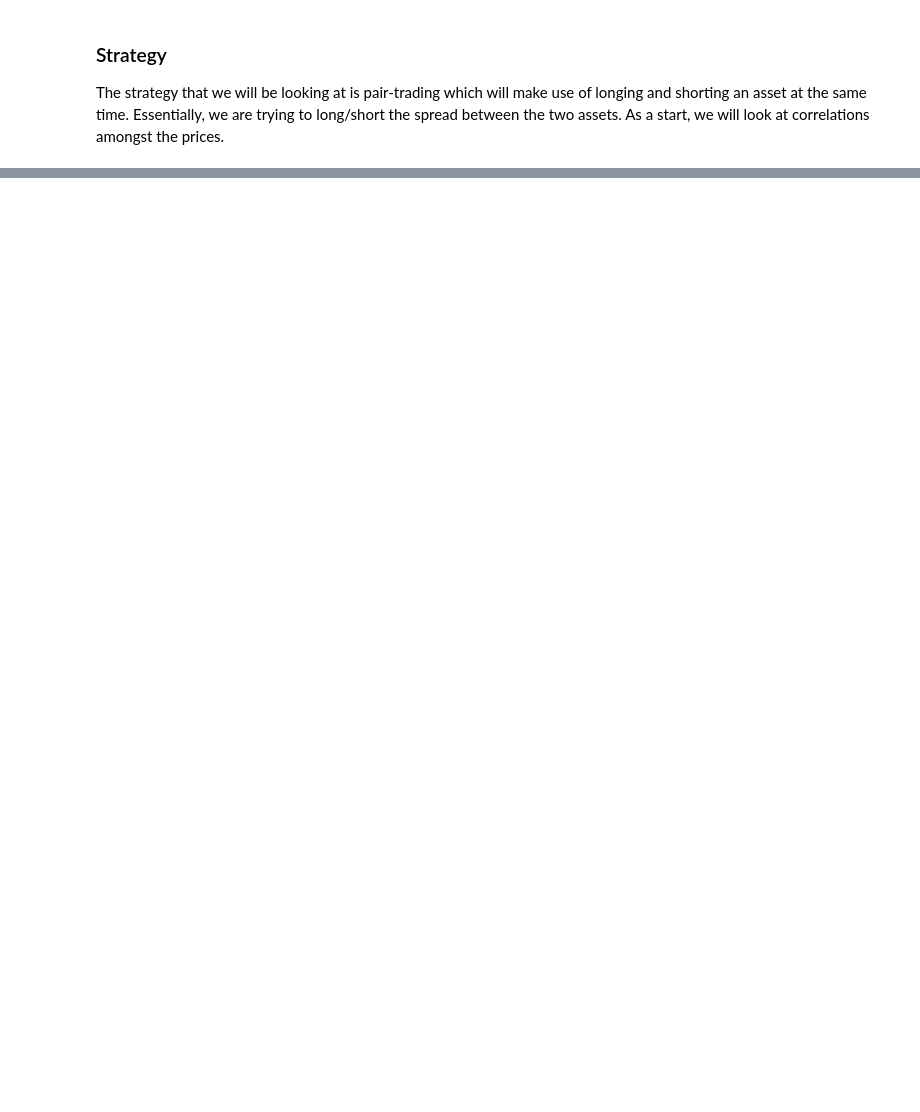
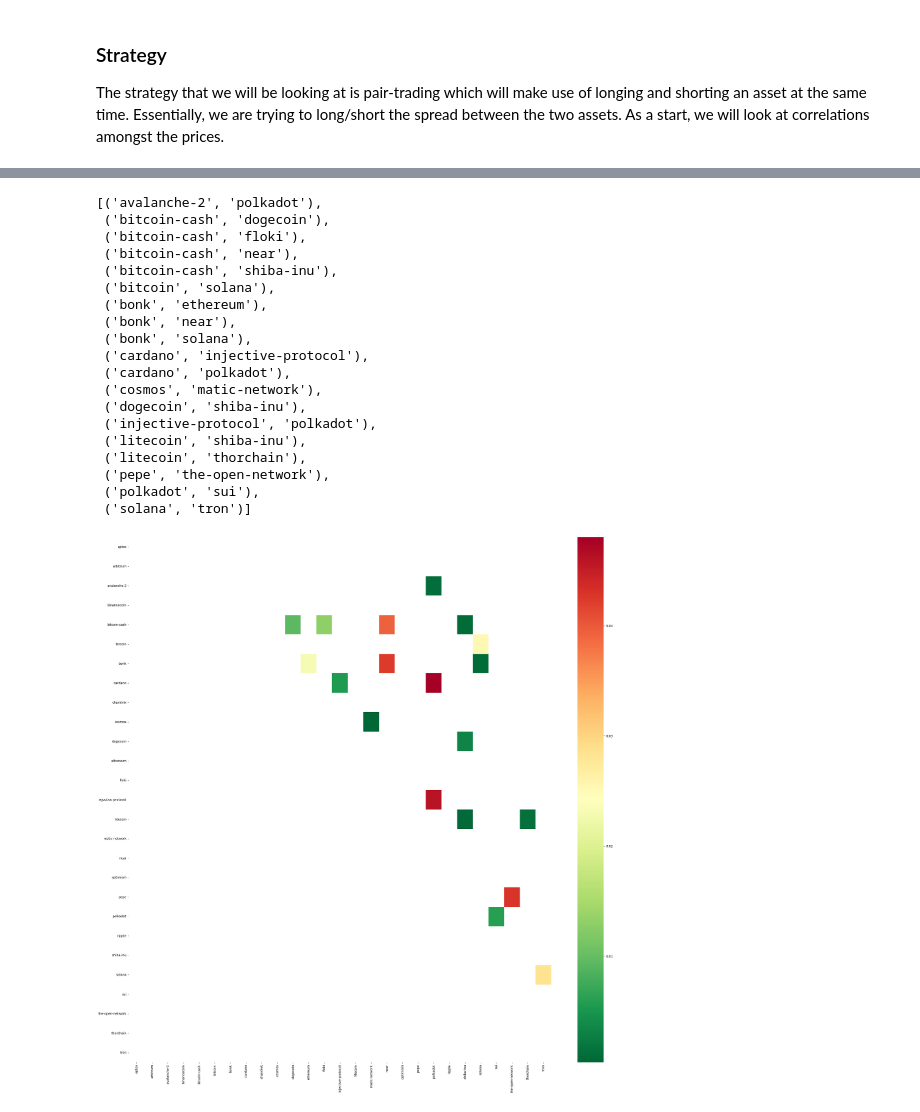
Before and after one commit to voskart/backtesting, a Jupyter notebook: mean_reversion.ipynb, the cells around one changed output, grey strips where cells are left out. Drawn from its saved outputs; the diff is of its cells as text; code cells hidden in the pictures; blank space fills up the shorter version.

Commit message:
added co-integration tests

```diff
--- a/mean_reversion.ipynb
+++ b/mean_reversion.ipynb
@@ -71,5 +71,13 @@ shape: (10, 2)
 The strategy that we will be looking at is pair-trading which will make use of longing and shorting an asset at the same time. Essentially, we are trying to long/short the spread between the two assets. As a start, we will look at correlations amongst the prices.
 # %%
 # pivot table
-df.pivot(index='timestamp', values='price', on='ticker', aggregate_function='first')
+df_prices_pivot = df.pivot(index='timestamp', values='price', on='ticker', aggregate_function='first')
+
+# remove coins & rows where there is no data
+df_prices_pivot = df_prices_pivot.drop(['celestia', 'notcoin', 'dogwifcoin'])
+
+# drop rows with null values
+df_prices_pivot = df_prices_pivot.drop_nulls()
+
+df_prices_pivot
 # %% [output]
@@ -76,0 +120,58 @@ ComputeError: found multiple elements in the same group, please specify an aggre
+# %%
+from statsmodels.tsa.stattools import coint
+from statsmodels.tsa.stattools import adfuller
+import statsmodels.api as sm
+import numpy as np
+import matplotlib.pyplot as plt
+import seaborn as sns
+
+# run pairwise cointegration test to identify pairs
+def cointegrated_pairs(df):
+    n = df.shape[1]
+    scores = np.zeros((n, n))
+    p_values = np.ones((n, n))
+    tickers = df.columns
+    pairs = []
+    for i in range(n):
+        for j in range(i+1, n):
+            S1 = df[tickers[i]]
+            S2 = df[tickers[j]]
+            result = coint(S1, S2)
+            score = result[0]
+            pvalue = result[1]
+            scores[i, j] = score
+            p_values[i, j] = pvalue
+            if pvalue < 0.05:
+                pairs.append((tickers[i], tickers[j]))
+    return(scores, p_values, pairs)
+
+
+scores, p_values, pairs = cointegrated_pairs(df_prices_pivot[:, 1:])
+
+fig, ax = plt.subplots(figsize=(30,30))
+sns.heatmap(p_values, xticklabels=df_prices_pivot.columns[1:], yticklabels=df_prices_pivot.columns[1:], cmap='RdYlGn_r'
+                , mask = (p_values >= 0.05)
+                )
+
+pairs
+# %% [output]
+[('avalanche-2', 'polkadot'),
+ ('bitcoin-cash', 'dogecoin'),
+ ('bitcoin-cash', 'floki'),
+ ('bitcoin-cash', 'near'),
+ ('bitcoin-cash', 'shiba-inu'),
+ ('bitcoin', 'solana'),
+ ('bonk', 'ethereum'),
+ ('bonk', 'near'),
+ ('bonk', 'solana'),
+ ('cardano', 'injective-protocol'),
+ ('cardano', 'polkadot'),
+ ('cosmos', 'matic-network'),
+ ('dogecoin', 'shiba-inu'),
+ ('injective-protocol', 'polkadot'),
+ ('litecoin', 'shiba-inu'),
+ ('litecoin', 'thorchain'),
+ ('pepe', 'the-open-network'),
+ ('polkadot', 'sui'),
+ ('solana', 'tron')]
+[figure, added]
```
Also changed, not shown: parts of 4 cells of this notebook.
